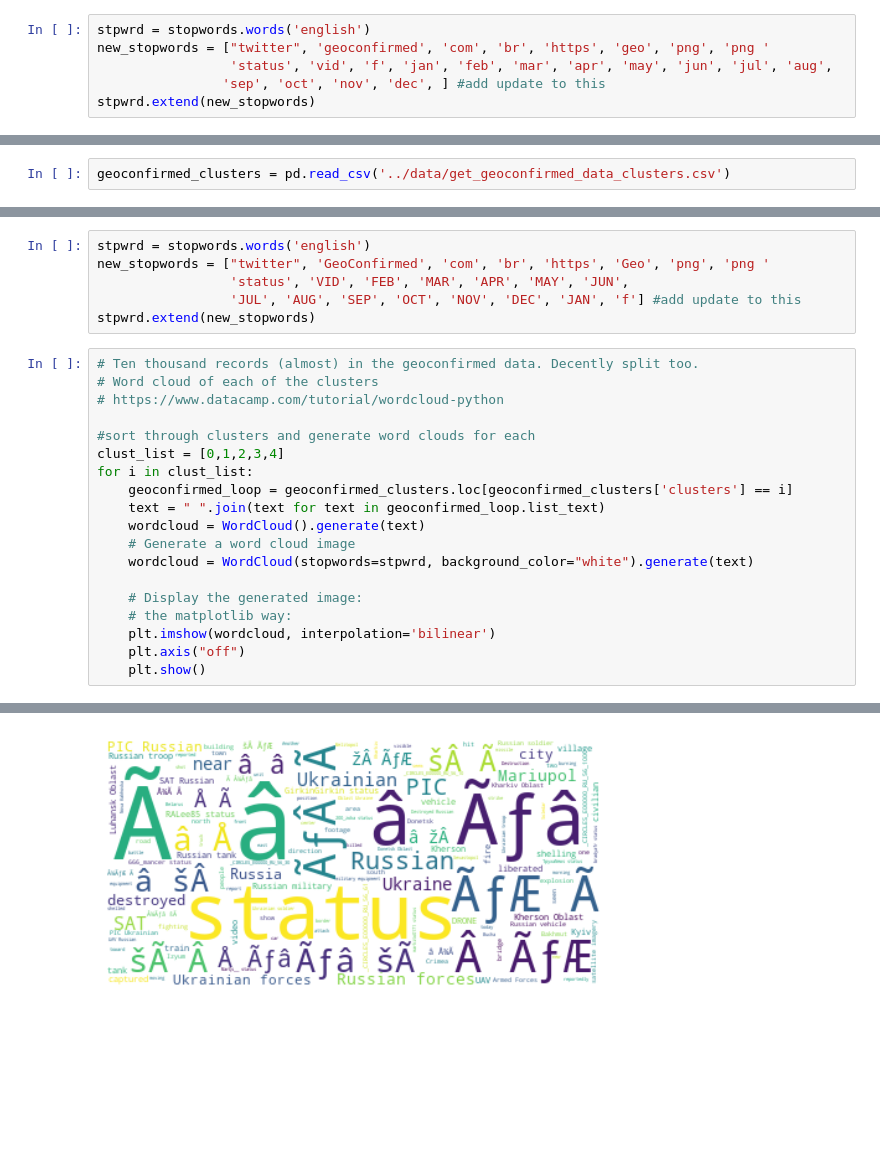
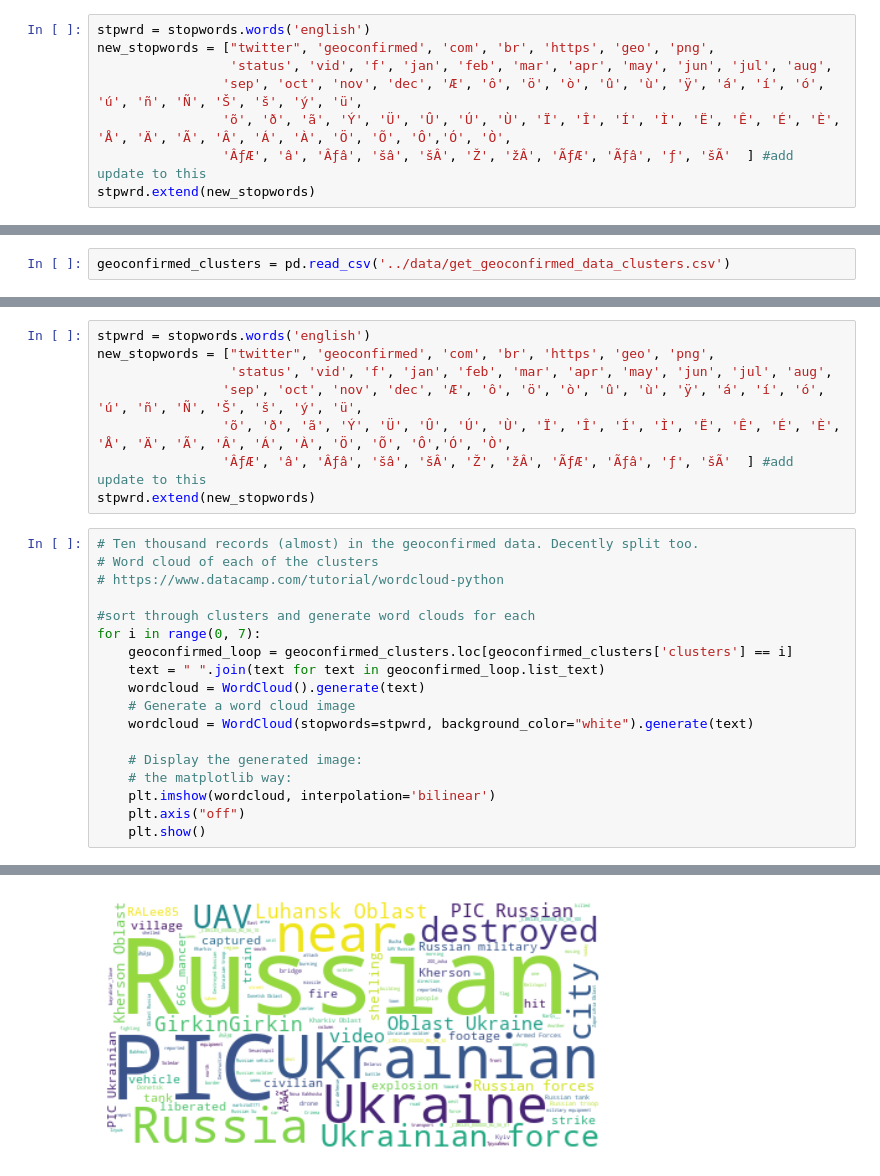
Before and after one commit to minerad183/Extracting-and-Classifying-Posts, a Jupyter notebook: notebooks/Unsupervised Classification Attempt.ipynb, the cells around one changed output, grey strips where cells are left out. Saved outputs shown, nothing was run; the diff lists cells and outputs as text; blank space fills up the shorter version.

```diff
--- a/notebooks/Unsupervised Classification Attempt.ipynb
+++ b/notebooks/Unsupervised Classification Attempt.ipynb
@@ -135,9 +105,11 @@ dtypes: float64(3), object(7)
 memory usage: 1.5+ MB
 # %%
 stpwrd = stopwords.words('english')
-new_stopwords = ["twitter", 'geoconfirmed', 'com', 'br', 'https', 'geo', 'png', 'png '
+new_stopwords = ["twitter", 'geoconfirmed', 'com', 'br', 'https', 'geo', 'png',
                  'status', 'vid', 'f', 'jan', 'feb', 'mar', 'apr', 'may', 'jun', 'jul', 'aug',
-                'sep', 'oct', 'nov', 'dec', ] #add update to this
+                'sep', 'oct', 'nov', 'dec', 'Æ', 'ô', 'ö', 'ò', 'û', 'ù', 'ÿ', 'á', 'í', 'ó', 'ú', 'ñ', 'Ñ', 'Š', 'š', 'ý', 'ü',
+                'õ', 'ð', 'ã', 'Ý', 'Ü', 'Û', 'Ú', 'Ù', 'Ï', 'Î', 'Í', 'Ì', 'Ë', 'Ê', 'É', 'È', 'Å', 'Ä', 'Ã', 'Â', 'Á', 'À', 'Ö', 'Õ', 'Ô','Ó', 'Ò',
+                'ÂƒÆ', 'â', 'Âƒâ', 'šâ', 'šÂ', 'Ž', 'žÂ', 'ÃƒÆ', 'Ãƒâ', 'ƒ', 'šÃ'  ] #add update to this
 stpwrd.extend(new_stopwords)
 # %%
 def review_to_wordlist(review, remove_stopwords=True):
@@ -271,8 +245,10 @@ plt.show()
 # %%
 stpwrd = stopwords.words('english')
-new_stopwords = ["twitter", 'GeoConfirmed', 'com', 'br', 'https', 'Geo', 'png', 'png '
-                 'status', 'VID', 'FEB', 'MAR', 'APR', 'MAY', 'JUN',
-                 'JUL', 'AUG', 'SEP', 'OCT', 'NOV', 'DEC', 'JAN', 'f'] #add update to this
+new_stopwords = ["twitter", 'geoconfirmed', 'com', 'br', 'https', 'geo', 'png',
+                 'status', 'vid', 'f', 'jan', 'feb', 'mar', 'apr', 'may', 'jun', 'jul', 'aug',
+                'sep', 'oct', 'nov', 'dec', 'Æ', 'ô', 'ö', 'ò', 'û', 'ù', 'ÿ', 'á', 'í', 'ó', 'ú', 'ñ', 'Ñ', 'Š', 'š', 'ý', 'ü',
+                'õ', 'ð', 'ã', 'Ý', 'Ü', 'Û', 'Ú', 'Ù', 'Ï', 'Î', 'Í', 'Ì', 'Ë', 'Ê', 'É', 'È', 'Å', 'Ä', 'Ã', 'Â', 'Á', 'À', 'Ö', 'Õ', 'Ô','Ó', 'Ò',
+                'ÂƒÆ', 'â', 'Âƒâ', 'šâ', 'šÂ', 'Ž', 'žÂ', 'ÃƒÆ', 'Ãƒâ', 'ƒ', 'šÃ'  ] #add update to this
 stpwrd.extend(new_stopwords)
 # %%
 # Ten thousand records (almost) in the geoconfirmed data. Decently split too.
@@ -280,8 +256,7 @@ stpwrd.extend(new_stopwords)
 # https://www.datacamp.com/tutorial/wordcloud-python
 
 #sort through clusters and generate word clouds for each
-clust_list = [0,1,2,3,4]
-for i in clust_list:
+for i in range(0, 7):
     geoconfirmed_loop = geoconfirmed_clusters.loc[geoconfirmed_clusters['clusters'] == i]
     text = " ".join(text for text in geoconfirmed_loop.list_text)
     wordcloud = WordCloud().generate(text)
@@ -298 +273 @@ for i in clust_list:
-[figure, old version]
+[figure, new version]
```
Also changed, not shown: parts of 18 cells of this notebook, 2 other files.
